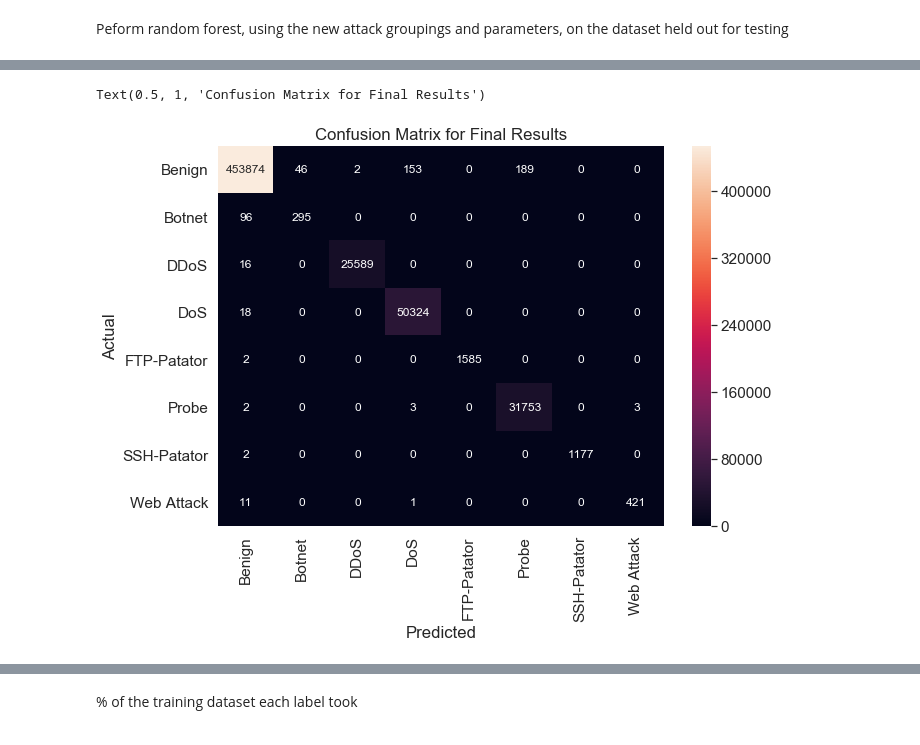
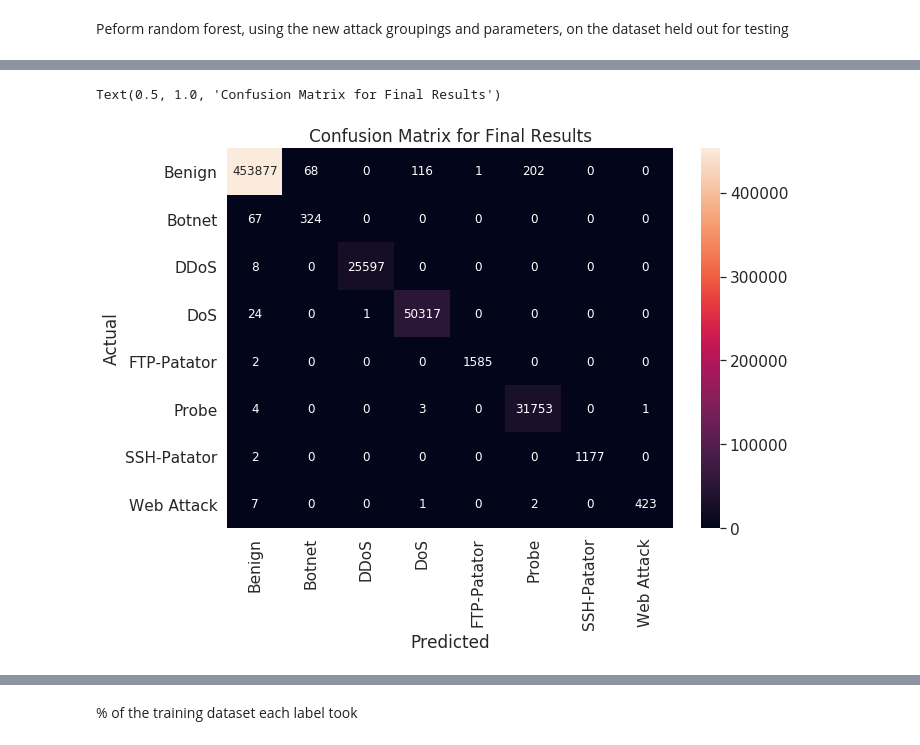
Before and after one commit to kyralmozley/ids, a Jupyter notebook: main.ipynb, the cells around one changed output, grey strips where cells are left out. Cells and saved outputs as stored; diff of their text form; code cells hidden in the pictures.

```diff
--- a/main.ipynb
+++ b/main.ipynb
@@ -1479,16 +1539,21 @@ n_estimators = [25, 50, 100, 200, 400, 800, 1600]
 results = []
 time_results = []
 # %%
+# note: takes a long time
 for estimator in n_estimators:
-    classifier =  RandomForestClassifier(n_estimators=50)
+    # fit model with n_estimators parameter
+    classifier =  RandomForestClassifier(n_estimators=estimator)
     classifier.fit(x_train, y_train.New_Label)
 
+    # predict validation
     start = time.time()
     y_pred = classifier.predict(x_validate)
     end = time.time()
 
-    p, r, f1, n = score(y_train.New_Label, y_pred, average = 'macro')
-    print('result:' estimator, p, r, f1)
+    # calculate metrics
+    p, r, f1, n = score(y_validate.New_Label, y_pred, average = 'macro')
+
+    # append f1 and time to results array
     results.append(f1)
     time_results.append(end-start)
 # %%
@@ -1508,14 +1579,15 @@ Using n_estimators = 50, use random search to find the values the other paramete
 # %%
 from sklearn.model_selection import RandomizedSearchCV
 
-max_features = ['auto', 'sqrt']
-max_depth = [int(x) for x in np.linspace(10, 200, num = 10)]
-max_depth.append(None)
+max_features = [int(x) for x in np.linspace(2, 40, num = 20)] # from 2 to 40 (max number) of features (up in 2s)
+max_features.append('auto')
+max_depth = [int(x) for x in np.linspace(10, 200, num = 10)] # 10 values for max depth from 10 to 200
+max_depth.append(None) # also have option for no max depth
 min_samples_split = [2, 5, 10]
 min_samples_leaf = [1, 2, 4]
 bootstrap = [True, False]
 
-random_grid = {'n_estimators': [50],
+random_grid = {'n_estimators': [25], # chosen n_estimator
                'max_features': max_features,
                'max_depth': max_depth,
                'min_samples_split': min_samples_split,
@@ -1565,16 +1632,18 @@ Test this:
 # %%
-classifier =  RandomForestClassifier(n_estimators=50,
-                                     max_depth=73,
+classifier =  RandomForestClassifier(n_estimators=25,
+                                     max_depth=200,
                                      min_samples_split=5,
                                      min_samples_leaf=1,
-                                     max_features='auto',
+                                     max_features=20,
                                      bootstrap=True
 )
+# fit
 start = time.time()
 classifier.fit(x_train, y_train.New_Label)
 end = time.time()
 training_time = end - start
 
+# predict
 start = time.time()
 y_predicted = classifier.predict(x_validate)
 end = time.time()
@@ -1624,11 +1695,12 @@ precision, recall, fscore, accuracy
 # %% [markdown]
 Peform random forest, using the new attack groupings and parameters, on the dataset held out for testing
 # %%
-classifier =  RandomForestClassifier(n_estimators=50,
-                                     max_depth=73,
+# chosen hyperparameters
+classifier =  RandomForestClassifier(n_estimators=25,
+                                     max_depth=200,
                                      min_samples_split=5,
                                      min_samples_leaf=1,
-                                     max_features='auto',
+                                     max_features=20,
                                      bootstrap=True
 )
 # %%
@@ -1671,15 +1743,16 @@ precision, recall, fscore, accuracy
 # %%
+# plot heat map confusion matrix
 plt.figure(figsize = (10,7))
 seaborn.set(font_scale=1.4)
 ax = seaborn.heatmap(confusion, annot=True, annot_kws={"size": 12}, fmt='g')
 bottom, top = ax.get_ylim()
-ax.set_ylim(bottom + 0.5, top - 0.5)
+#ax.set_ylim(bottom + 0.5, top - 0.5)
 plt.xlabel('Predicted')
 plt.ylabel('Actual')
 plt.title('Confusion Matrix for Final Results')
 # %% [output]
-Text(0.5, 1, 'Confusion Matrix for Final Results')
+Text(0.5, 1.0, 'Confusion Matrix for Final Results')
-[figure, old version]
+[figure, new version]
 # %%
 precision, recall, fscore, support = score(y_test.New_Label, y_predicted)
 d = {'attack': attacks, 'precision': precision, 'recall' : recall, 'fscore': fscore}
```
Also changed, not shown: parts of 65 cells of this notebook.
